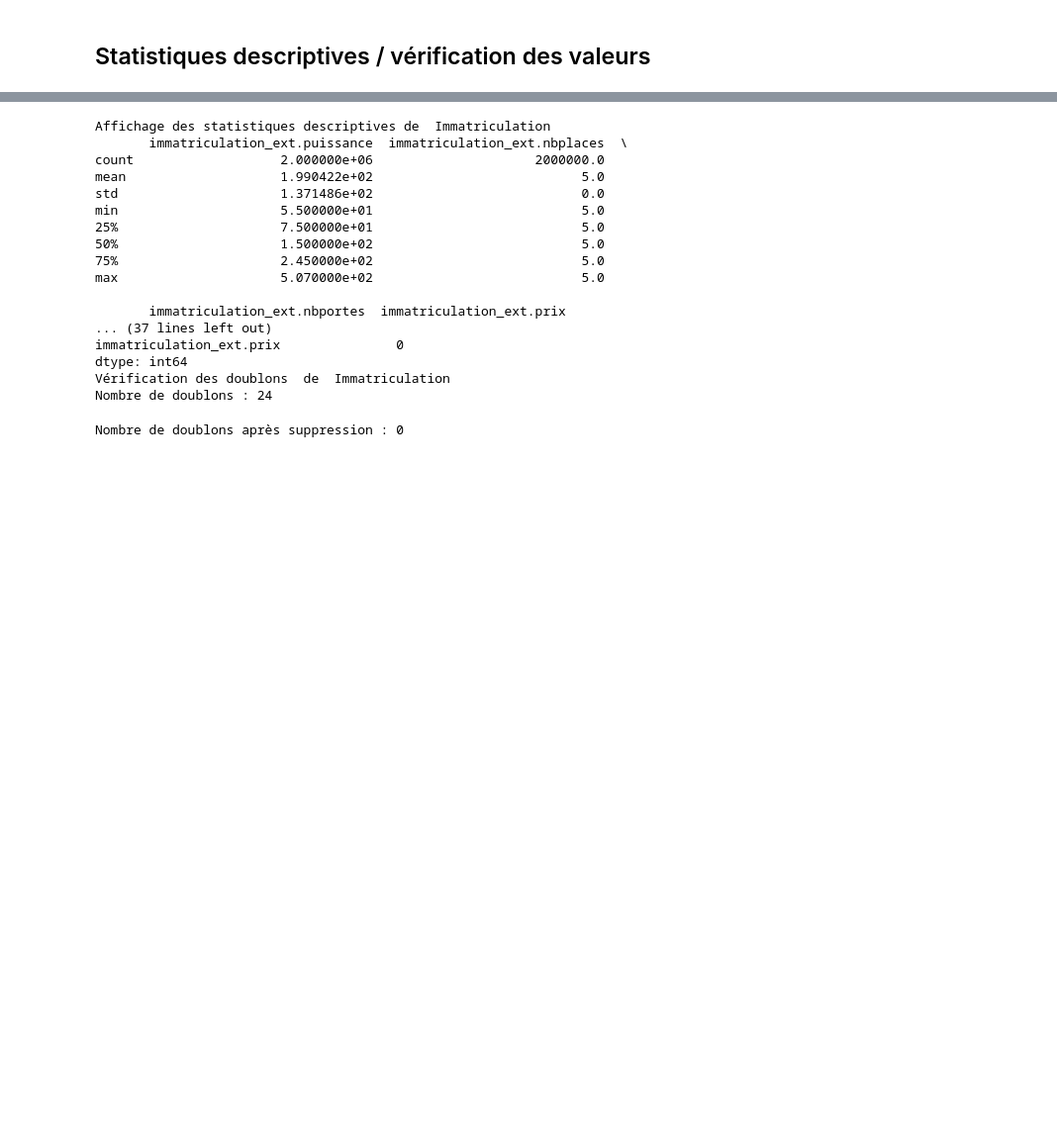
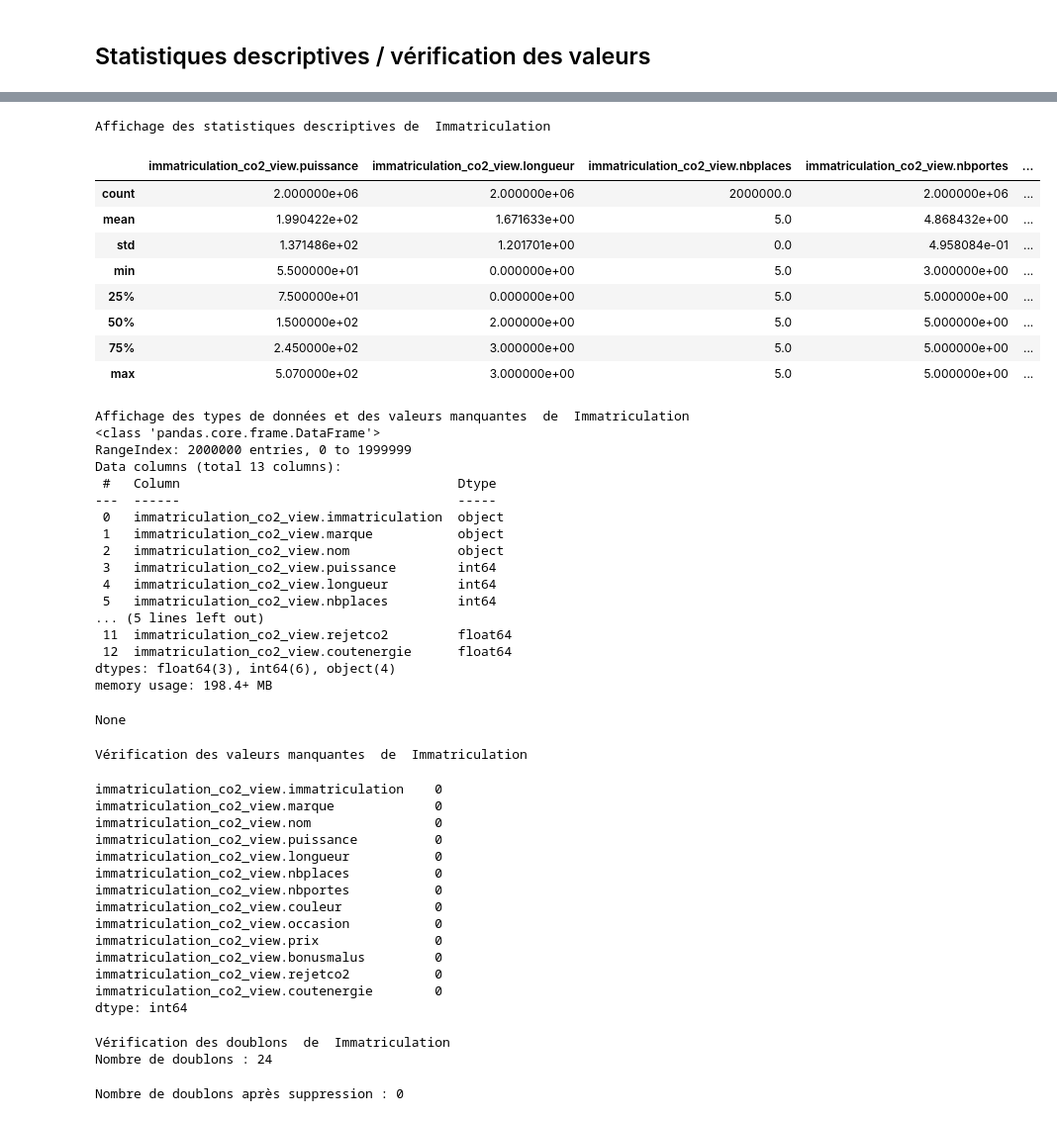
Before and after one commit to FelanaRasata/Projet-Big-Data-Analytics, a Jupyter notebook: python/analyse_sujet.ipynb, the cells around one changed output, grey strips where cells are left out. Shown: that part at 99% size. Saved outputs shown, nothing was run; the diff lists cells and outputs as text; code cells hidden in the pictures; blank space fills up the shorter version.

```diff
--- a/python/analyse_sujet.ipynb
+++ b/python/analyse_sujet.ipynb
@@ -74,5 +64,5 @@ Select all  catalogue
 # %% [markdown]
     - Immatriculation
 # %%
-dfImmatriculation = findAll("immatriculation_ext")
+df_immatriculation = findAll("immatriculation_co2_view")
 # %% [output]
@@ -182,22 +171,50 @@ Nombre de doublons : 0
 # %%
-descriptionDataframe("Immatriculation", dfImmatriculation)
+descriptionDataframe("Immatriculation",df_immatriculation)
 # %% [output]
 Affichage des statistiques descriptives de  Immatriculation
-       immatriculation_ext.puissance  immatriculation_ext.nbplaces  \
-count                   2.000000e+06                     2000000.0
-mean                    1.990422e+02                           5.0
-std                     1.371486e+02                           0.0
-min                     5.500000e+01                           5.0
-25%                     7.500000e+01                           5.0
-50%                     1.500000e+02                           5.0
-75%                     2.450000e+02                           5.0
-max                     5.070000e+02                           5.0
-
-       immatriculation_ext.nbportes  immatriculation_ext.prix
-... (37 lines left out)
-immatriculation_ext.prix               0
-dtype: int64
-Vérification des doublons  de  Immatriculation
-Nombre de doublons : 24
+|  | immatriculation_co2_view.puissance | immatriculation_co2_view.longueur | immatriculation_co2_view.nbplaces | immatriculation_co2_view.nbportes | ... |
+| count | 2.000000e+06 | 2.000000e+06 | 2000000.0 | 2.000000e+06 | ... |
+| mean | 1.990422e+02 | 1.671633e+00 | 5.0 | 4.868432e+00 | ... |
+| std | 1.371486e+02 | 1.201701e+00 | 0.0 | 4.958084e-01 | ... |
+| min | 5.500000e+01 | 0.000000e+00 | 5.0 | 3.000000e+00 | ... |
+| 25% | 7.500000e+01 | 0.000000e+00 | 5.0 | 5.000000e+00 | ... |
+| 50% | 1.500000e+02 | 2.000000e+00 | 5.0 | 5.000000e+00 | ... |
+| 75% | 2.450000e+02 | 3.000000e+00 | 5.0 | 5.000000e+00 | ... |
+| max | 5.070000e+02 | 3.000000e+00 | 5.0 | 5.000000e+00 | ... |
+Affichage des types de données et des valeurs manquantes  de  Immatriculation
+<class 'pandas.core.frame.DataFrame'>
+RangeIndex: 2000000 entries, 0 to 1999999
+Data columns (total 13 columns):
+ #   Column                                    Dtype
+---  ------                                    -----
+ 0   immatriculation_co2_view.immatriculation  object
+ 1   immatriculation_co2_view.marque           object
+ 2   immatriculation_co2_view.nom              object
+ 3   immatriculation_co2_view.puissance        int64
+ 4   immatriculation_co2_view.longueur         int64
+ 5   immatriculation_co2_view.nbplaces         int64
+... (5 lines left out)
+ 11  immatriculation_co2_view.rejetco2         float64
+ 12  immatriculation_co2_view.coutenergie      float64
+dtypes: float64(3), int64(6), object(4)
+memory usage: 198.4+ MB
+None
+Vérification des valeurs manquantes  de  Immatriculation
+immatriculation_co2_view.immatriculation    0
+immatriculation_co2_view.marque             0
+immatriculation_co2_view.nom                0
+immatriculation_co2_view.puissance          0
+immatriculation_co2_view.longueur           0
+immatriculation_co2_view.nbplaces           0
+immatriculation_co2_view.nbportes           0
+immatriculation_co2_view.couleur            0
+immatriculation_co2_view.occasion           0
+immatriculation_co2_view.prix               0
+immatriculation_co2_view.bonusmalus         0
+immatriculation_co2_view.rejetco2           0
+immatriculation_co2_view.coutenergie        0
+dtype: int64
+Vérification des doublons  de  Immatriculation
+Nombre de doublons : 24
 # %%
 # Suppression des doublons
```
Also changed, not shown: parts of 38 cells of this notebook, 14 other files.
